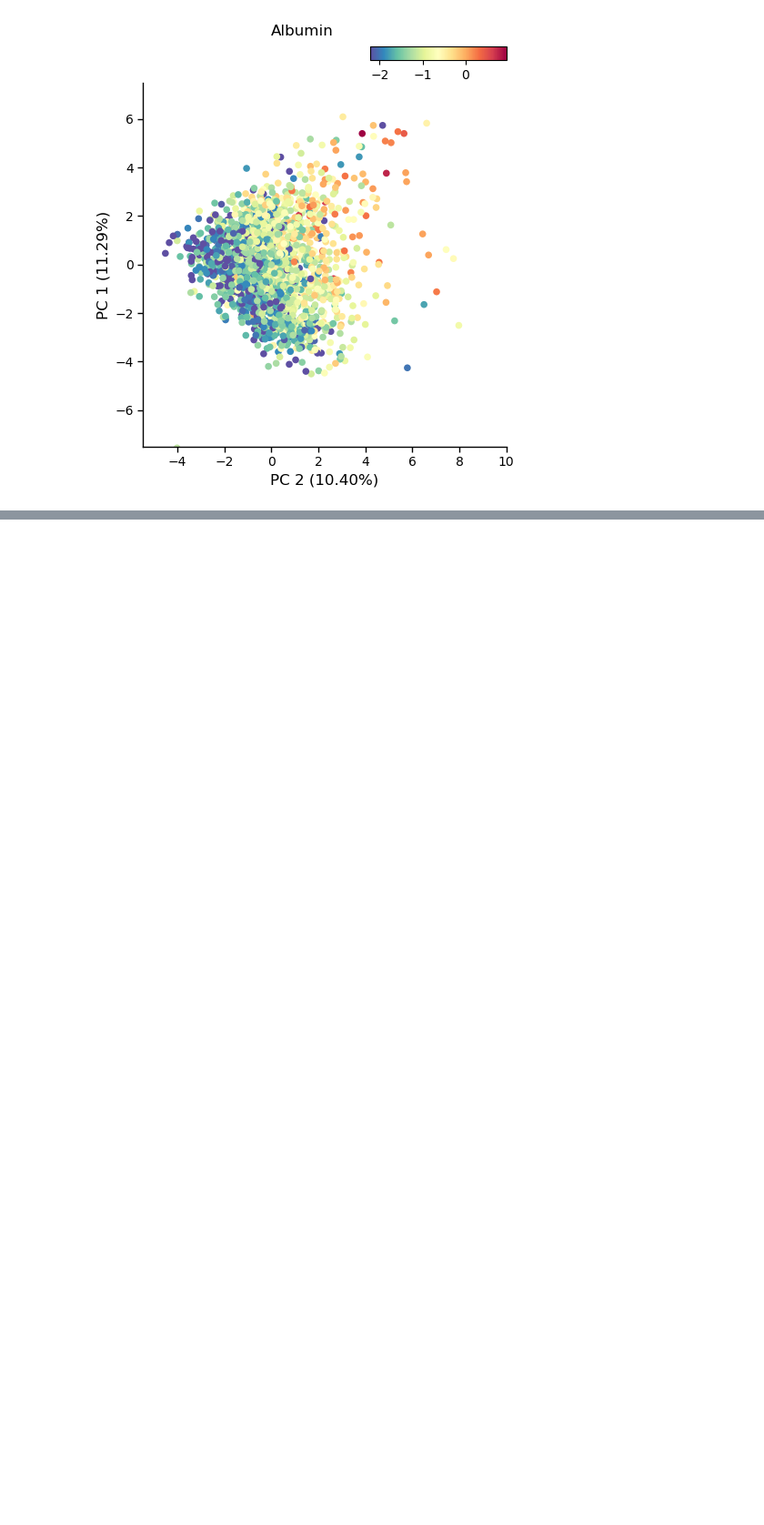
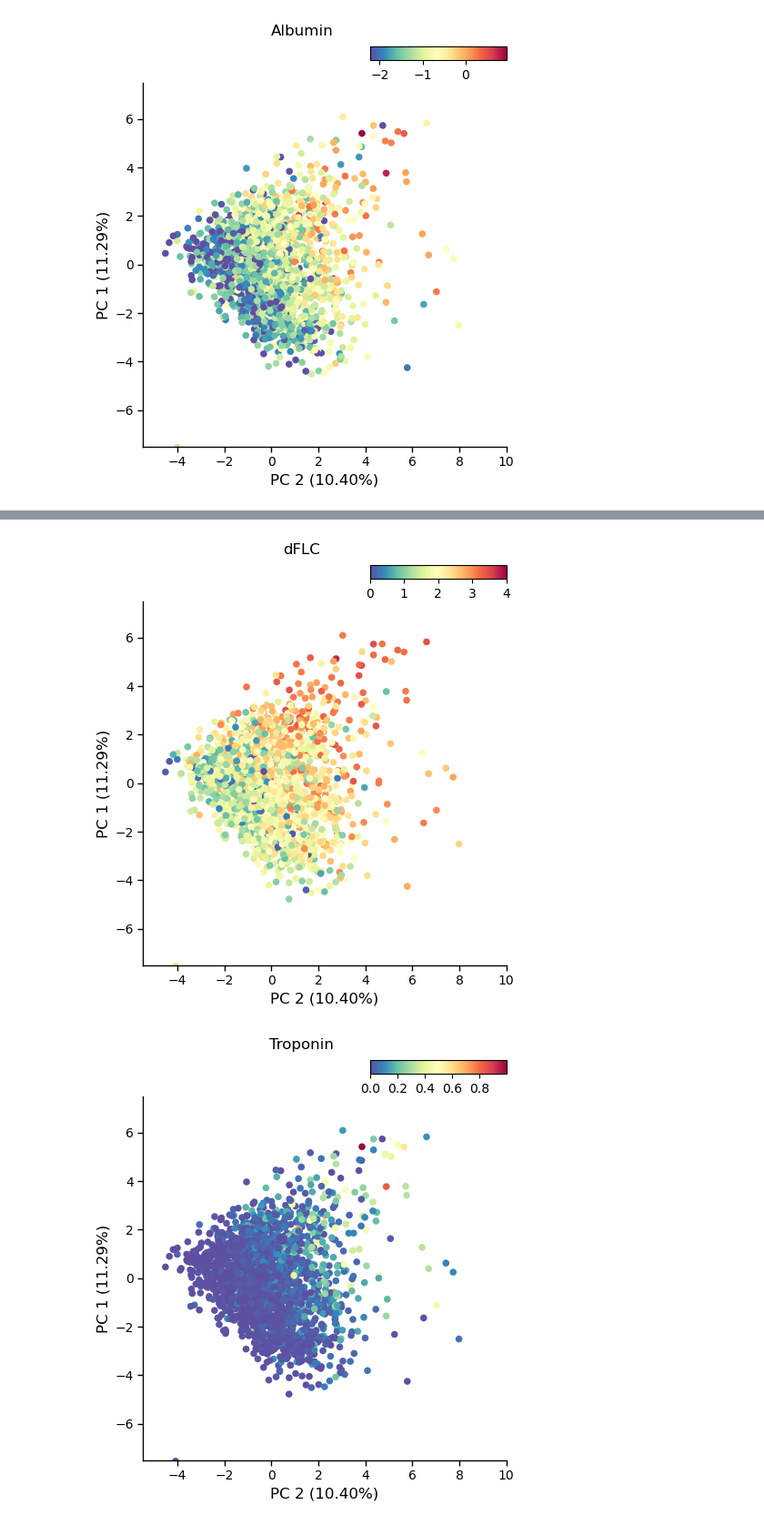
Before and after one commit to shankara-a/amyloidosis_bmc_2023, a Jupyter notebook: 03b_cluster_comparison.ipynb, the cells around one changed output, grey strips where cells are left out. Shown at 91% size. Cells and saved outputs as stored; diff of their text form; code cells hidden in the pictures; blank space fills up the shorter version.

```diff
--- a/03b_cluster_comparison.ipynb
+++ b/03b_cluster_comparison.ipynb
@@ -307,0 +325,35 @@ _ = plot.plot_pca(
+# %%
+_ = plot.plot_pca(
+    P_df,
+    pca,
+    c=np.log10(np.abs(Xi_mice.loc[P_df.index, "dFLC"])+1),
+    show_ax2=False,
+    xlim=xlim,
+    ylim=ylim, title = "dFLC"
+)
+
+plt.savefig("figures/dflc_pca.svg", dpi=200)
+
+_ = plot.plot_pca(
+    P_df,
+    pca,
+    c=np.log10(Xi_mice.loc[P_df.index, "Troponin"]+1),
+    show_ax2=False,
+    xlim=xlim,
+    ylim=ylim, title = "Troponin"
+)
+plt.savefig("figures/trop_pca.svg", dpi=200)
+
+
+_ = plot.plot_pca(
+    P_df,
+    pca,
+    c=np.log10(Xi_mice.loc[P_df.index, "BNP"]),
+    show_ax2=False,
+    xlim=xlim,
+    ylim=ylim, title = "BNP"
+)
+plt.savefig("figures/bnp_pca.svg", dpi=200)
+# %% [output]
+[figure, added]
+[figure, added]
```
Also changed, not shown: parts of 5 cells of this notebook, 7 other files.
